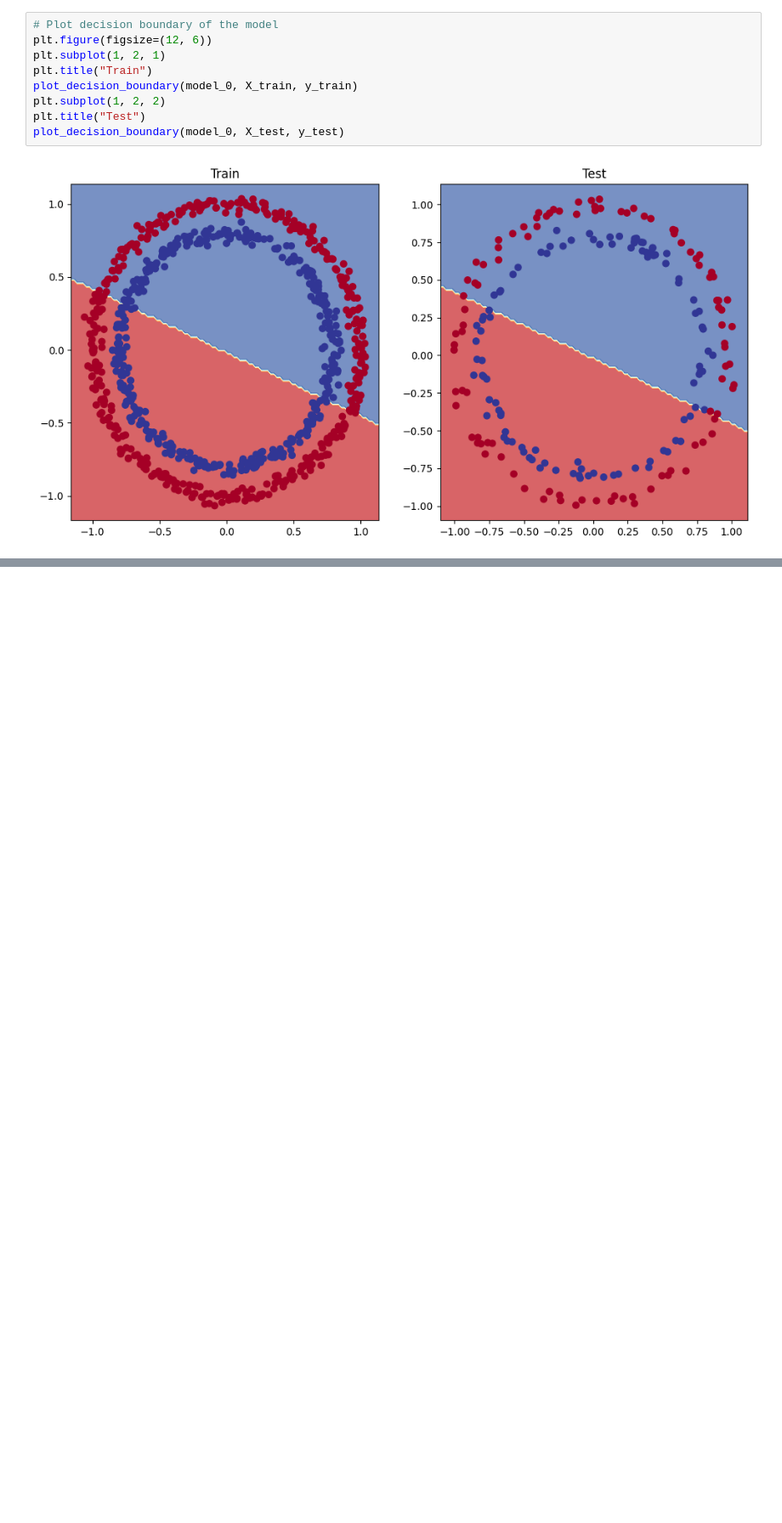
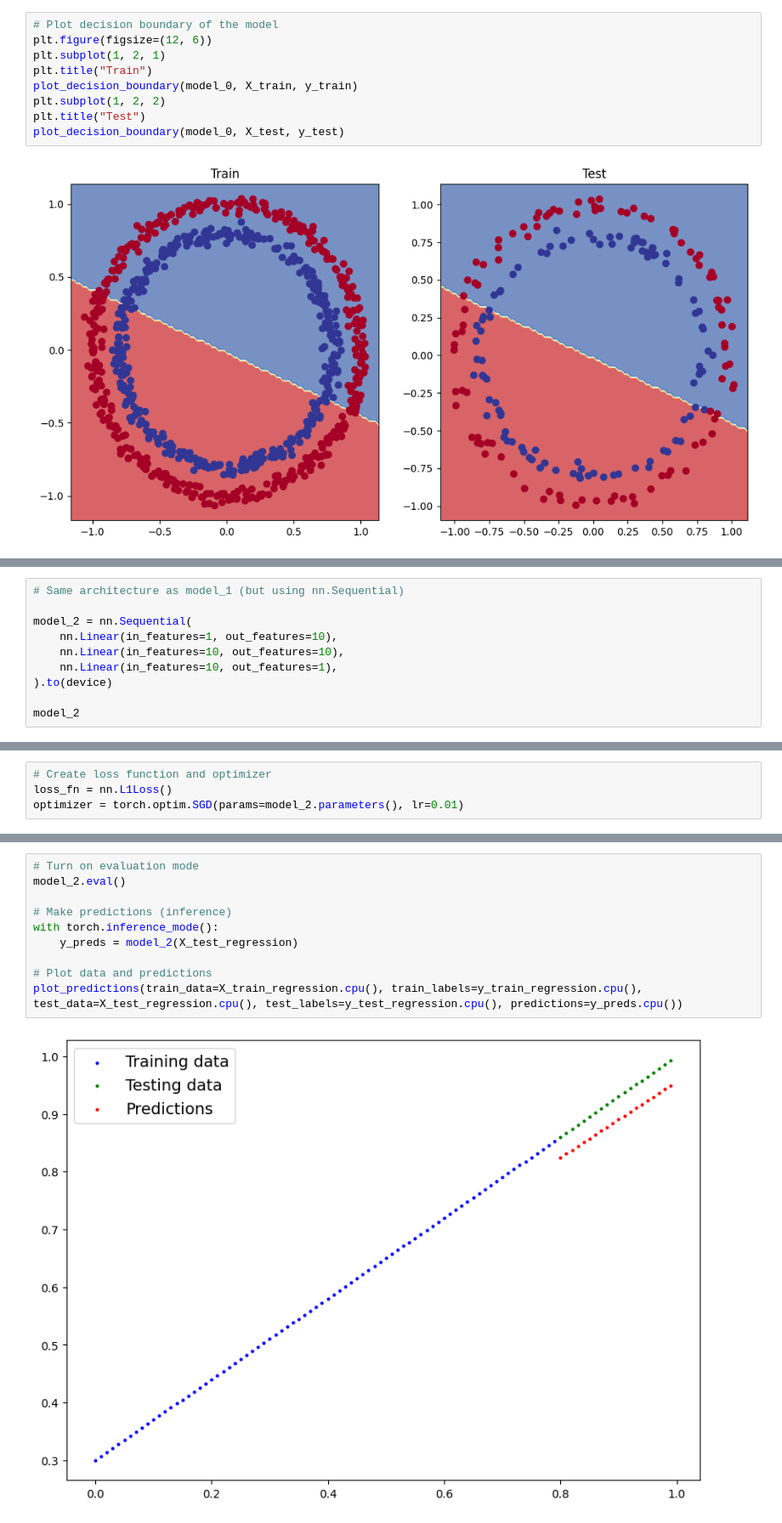
Before and after one commit to FusRaDa/PyTorch-Guide, a Jupyter notebook: 02.ipynb, the cells around one changed output, grey strips where cells are left out. Shown at 85% size. Drawn from its saved outputs; the diff is of its cells as text; blank space fills up the shorter version.

```diff
--- a/02.ipynb
+++ b/02.ipynb
@@ -461,0 +607,10 @@ https://youtu.be/V_xro1bcAuA?si=tgsss5vEzBO3Pz6r&t=39959
+# %%
+# Same architecture as model_1 (but using nn.Sequential)
+
+model_2 = nn.Sequential(
+    nn.Linear(in_features=1, out_features=10),
+    nn.Linear(in_features=10, out_features=10),
+    nn.Linear(in_features=10, out_features=1),
+).to(device)
+
+model_2
@@ -461,0 +623,4 @@ https://youtu.be/V_xro1bcAuA?si=tgsss5vEzBO3Pz6r&t=39959
+# %%
+# Create loss function and optimizer
+loss_fn = nn.L1Loss()
+optimizer = torch.optim.SGD(params=model_2.parameters(), lr=0.01)
@@ -461,0 +678,12 @@ https://youtu.be/V_xro1bcAuA?si=tgsss5vEzBO3Pz6r&t=39959
+# %%
+# Turn on evaluation mode
+model_2.eval()
+
+# Make predictions (inference)
+with torch.inference_mode():
+    y_preds = model_2(X_test_regression)
+
+# Plot data and predictions
+plot_predictions(train_data=X_train_regression.cpu(), train_labels=y_train_regression.cpu(), test_data=X_test_regression.cpu(), test_labels=y_test_regression.cpu(), predictions=y_preds.cpu())
+# %% [output]
+[figure, added]
```
Also changed, not shown: parts of 24 cells of this notebook.
